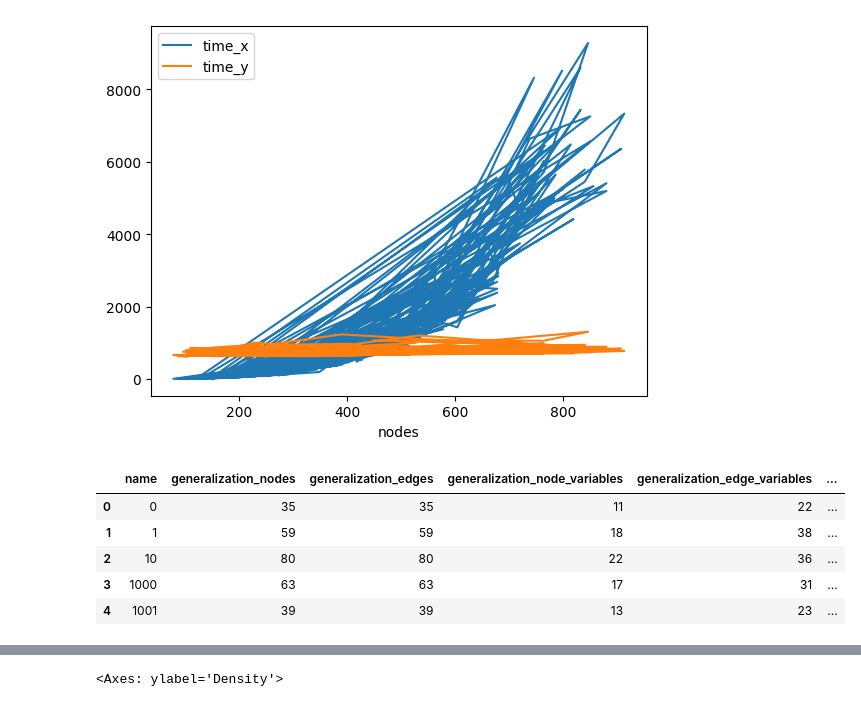
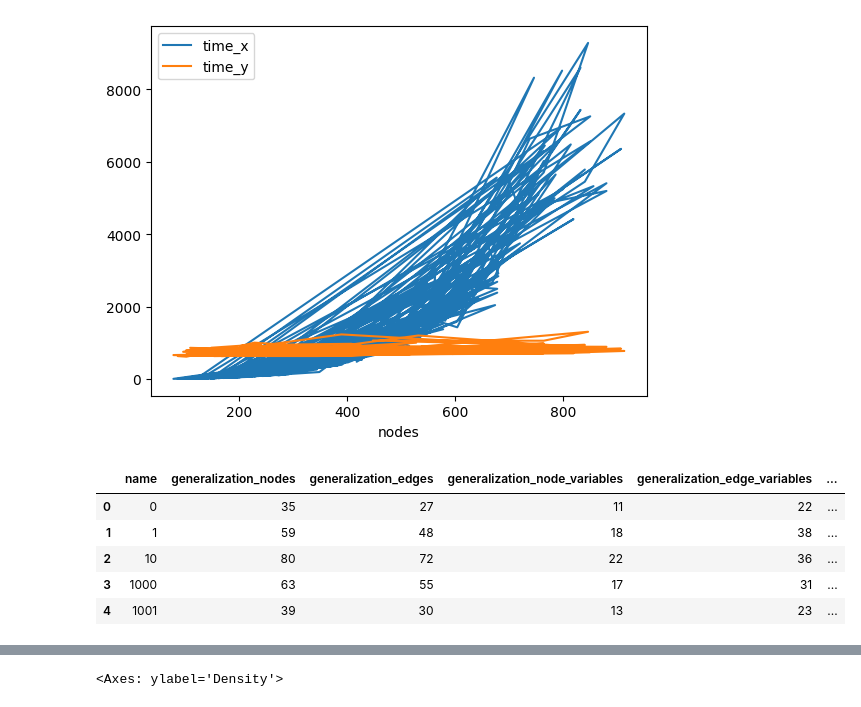
Before and after one commit to mreza-kiani/graph-generalization-algorithm, a Jupyter notebook: src/main/resources/scripts/performance/analyzer.ipynb, the cells around one changed output, grey strips where cells are left out. Saved outputs shown, nothing was run; the diff lists cells and outputs as text; code cells hidden in the pictures.

```diff
--- a/src/main/resources/scripts/performance/analyzer.ipynb
+++ b/src/main/resources/scripts/performance/analyzer.ipynb
@@ -171,15 +172,19 @@ plt.show()
 # %%
 cdf = pd.read_csv("GeneralizationOnCodeSearchNetData.csv")
 ocdf = pd.read_csv("OptimizedGeneralizationOnCodeSearchNetData.csv")
+ocdf2 = pd.read_csv("OptimizedGeneralizationOnCodeSearchNetDataV2.csv")
+ocdf['g1_edges'] = ocdf2['g1_edges']
+ocdf['g2_edges'] = ocdf2['g2_edges']
+ocdf['generalization_edges'] = ocdf2['generalization_edges']
 cdf2 = pd.read_csv("AUASTOnCodeSearchNetData.csv")
 ocdf.head()
 # %% [output]
 |  | name | generalization_nodes | generalization_edges | generalization_node_variables | generalization_edge_variables | ... |
-| 0 | 0 | 35 | 35 | 11 | 22 | ... |
-| 1 | 1 | 59 | 59 | 18 | 38 | ... |
-| 2 | 10 | 80 | 80 | 22 | 36 | ... |
-| 3 | 1000 | 63 | 63 | 17 | 31 | ... |
-| 4 | 1001 | 39 | 39 | 13 | 23 | ... |
+| 0 | 0 | 35 | 27 | 11 | 22 | ... |
+| 1 | 1 | 59 | 48 | 18 | 38 | ... |
+| 2 | 10 | 80 | 72 | 22 | 36 | ... |
+| 3 | 1000 | 63 | 55 | 17 | 31 | ... |
+| 4 | 1001 | 39 | 30 | 13 | 23 | ... |
 # %%
 add_more_info(cdf)
 add_more_info(ocdf)
```
Also changed, not shown: parts of 14 cells of this notebook, 2 other files.
